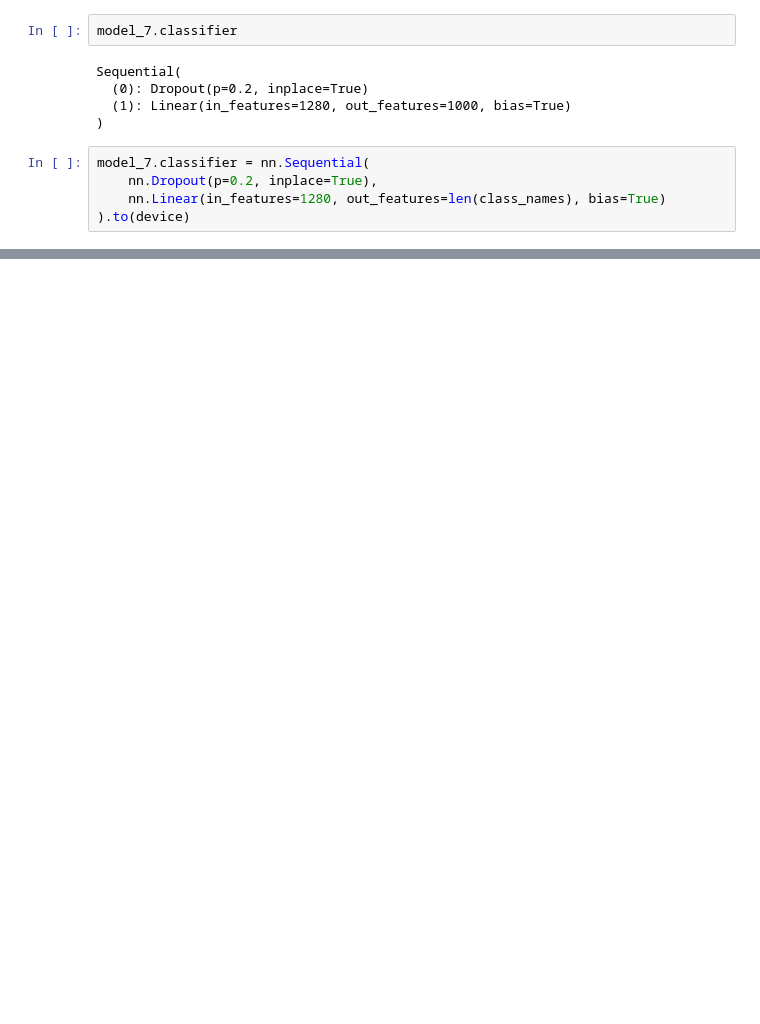
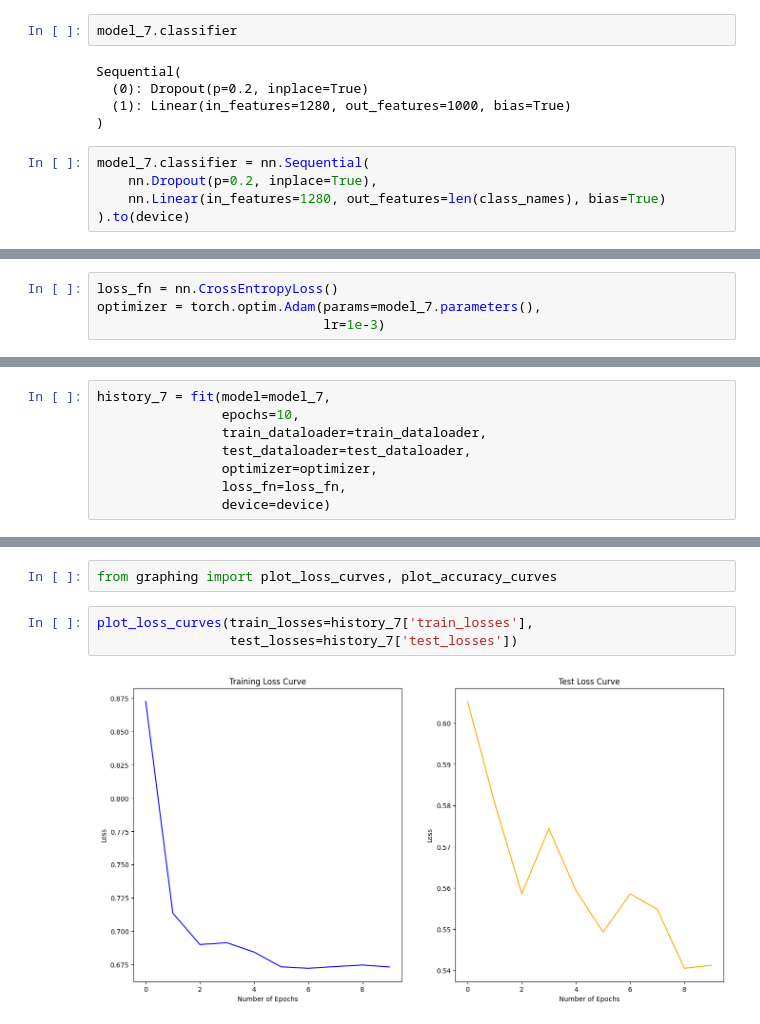
Before and after one commit to bhargav-borah/CIFAR10ImageClassification, a Jupyter notebook: model_7.ipynb, the cells around one changed output, grey strips where cells are left out. Cells and saved outputs as stored; diff of their text form; blank space fills up the shorter version.

```diff
--- a/model_7.ipynb
+++ b/model_7.ipynb
@@ -129,3 +129,7 @@ Forward/backward pass size (MB): 3452.09
 Params size (MB): 16.08
 Estimated Total Size (MB): 3487.44
 ============================================================================================================================================
+# %%
+loss_fn = nn.CrossEntropyLoss()
+optimizer = torch.optim.Adam(params=model_7.parameters(),
+                             lr=1e-3)
@@ -131,0 +138,8 @@ Estimated Total Size (MB): 3487.44
+# %%
+history_7 = fit(model=model_7,
+                epochs=10,
+                train_dataloader=train_dataloader,
+                test_dataloader=test_dataloader,
+                optimizer=optimizer,
+                loss_fn=loss_fn,
+                device=device)
@@ -131,0 +157,7 @@ Estimated Total Size (MB): 3487.44
+# %%
+from graphing import plot_loss_curves, plot_accuracy_curves
+# %%
+plot_loss_curves(train_losses=history_7['train_losses'],
+                 test_losses=history_7['test_losses'])
+# %% [output]
+[figure, added]
```
Also changed, not shown: parts of 3 cells of this notebook.
